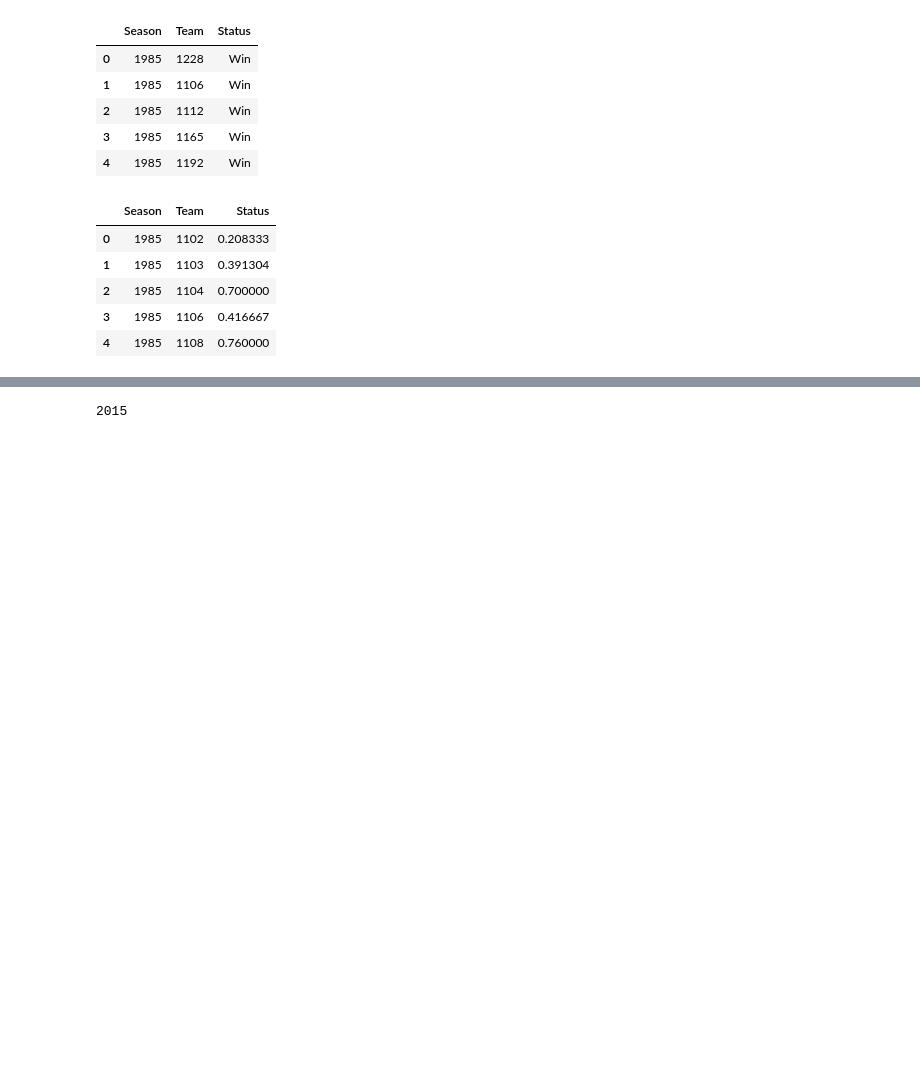
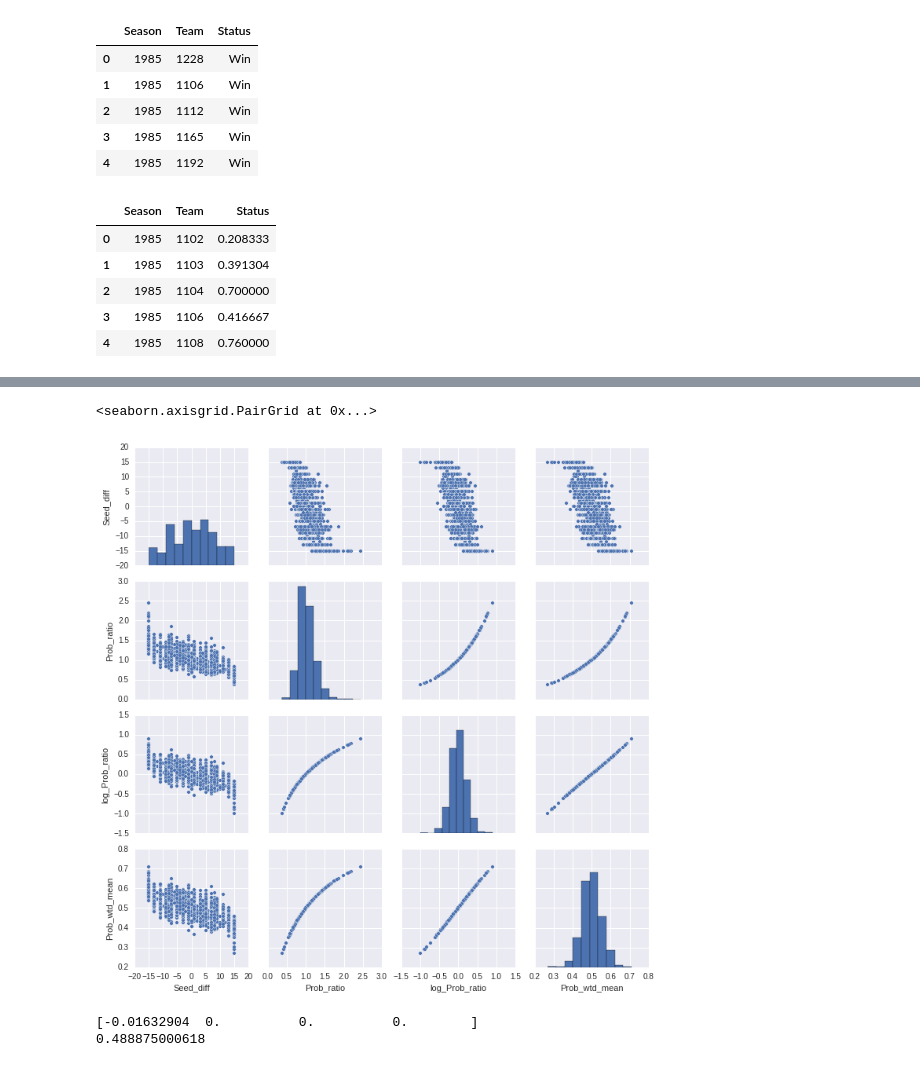
Before and after one commit to joshbrowning2358/GithubSandbox, a Jupyter notebook: Python/Kaggle NCAA.ipynb, the cells around one changed output, grey strips where cells are left out. Saved outputs shown, nothing was run; the diff lists cells and outputs as text; code cells hidden in the pictures; blank space fills up the shorter version.

```diff
--- a/Python/Kaggle NCAA.ipynb
+++ b/Python/Kaggle NCAA.ipynb
@@ -170,6 +219,20 @@ model_data['Seed_diff'] = np.array([int(x[1:3]) for x in model_data['Lseed']]) -
+# %%
+sns.pairplot(data = model_data, vars=('Seed_diff', 'Prob_ratio',
+                                      'log_Prob_ratio', 'Prob_wtd_mean'))
+# %% [output]
+<seaborn.axisgrid.PairGrid at 0x...>
+[figure, added]
+# %%
+# Let's do a logistic regression, but use LASSO to reduce coefficients to zero.
+lasso = linear_model.Lasso()
+lasso.fit(X=model_data.ix[:, ('Seed_diff', 'Prob_ratio',
+                              'log_Prob_ratio', 'Prob_wtd_mean')],
+         y=model_data['Larger_id_win'])
+print(lasso.coef_)
+print(lasso.intercept_)
+# %% [output]
+[-0.01632904  0.          0.          0.        ]
+0.488875000618
 # %%
 # Now time for some data exploration
 # Let's plot season statistics against tourney performance
-tourney_compact_results['Season'].max()
-# %% [output]
-2015
```
Also changed, not shown: parts of 3 cells of this notebook.
